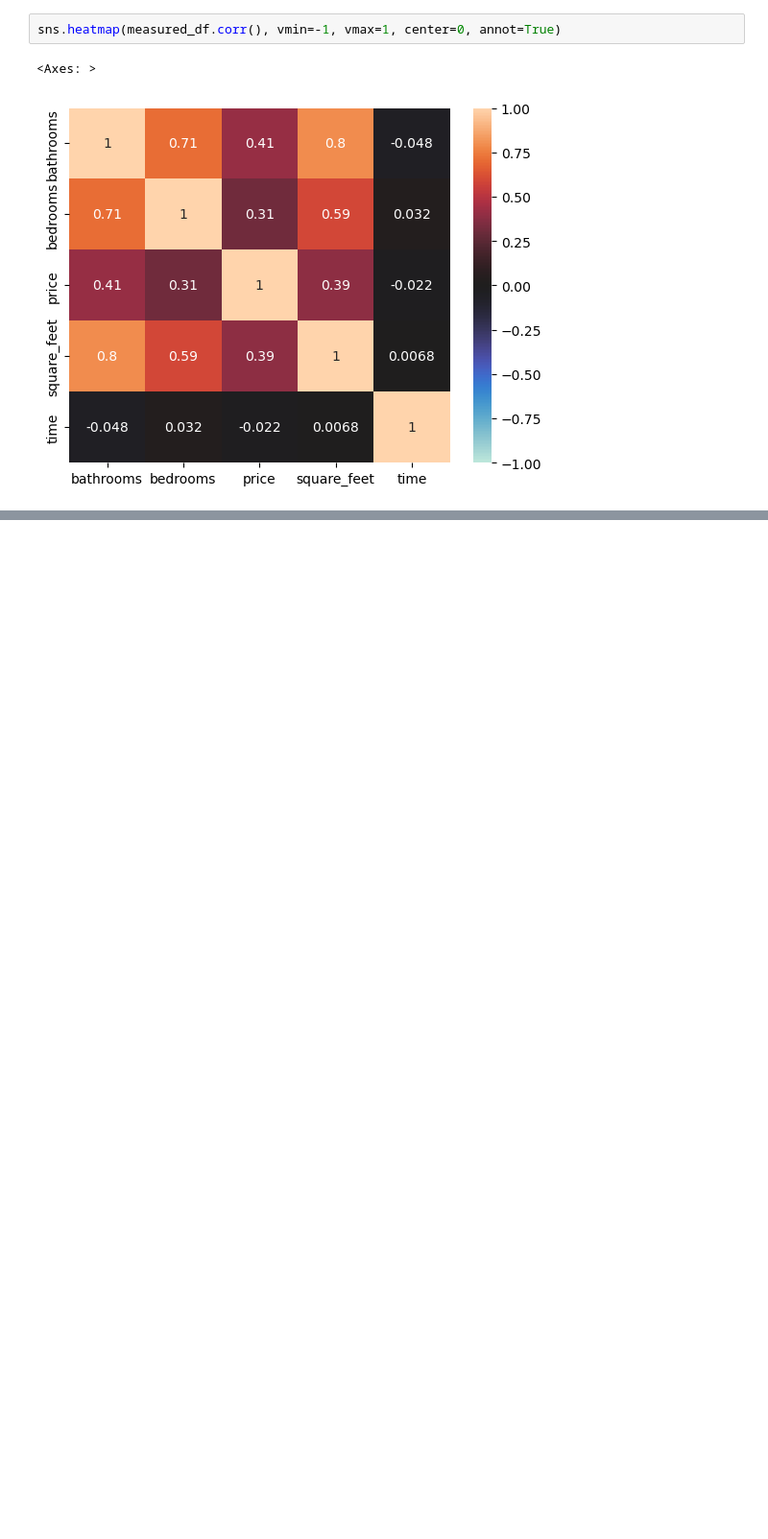
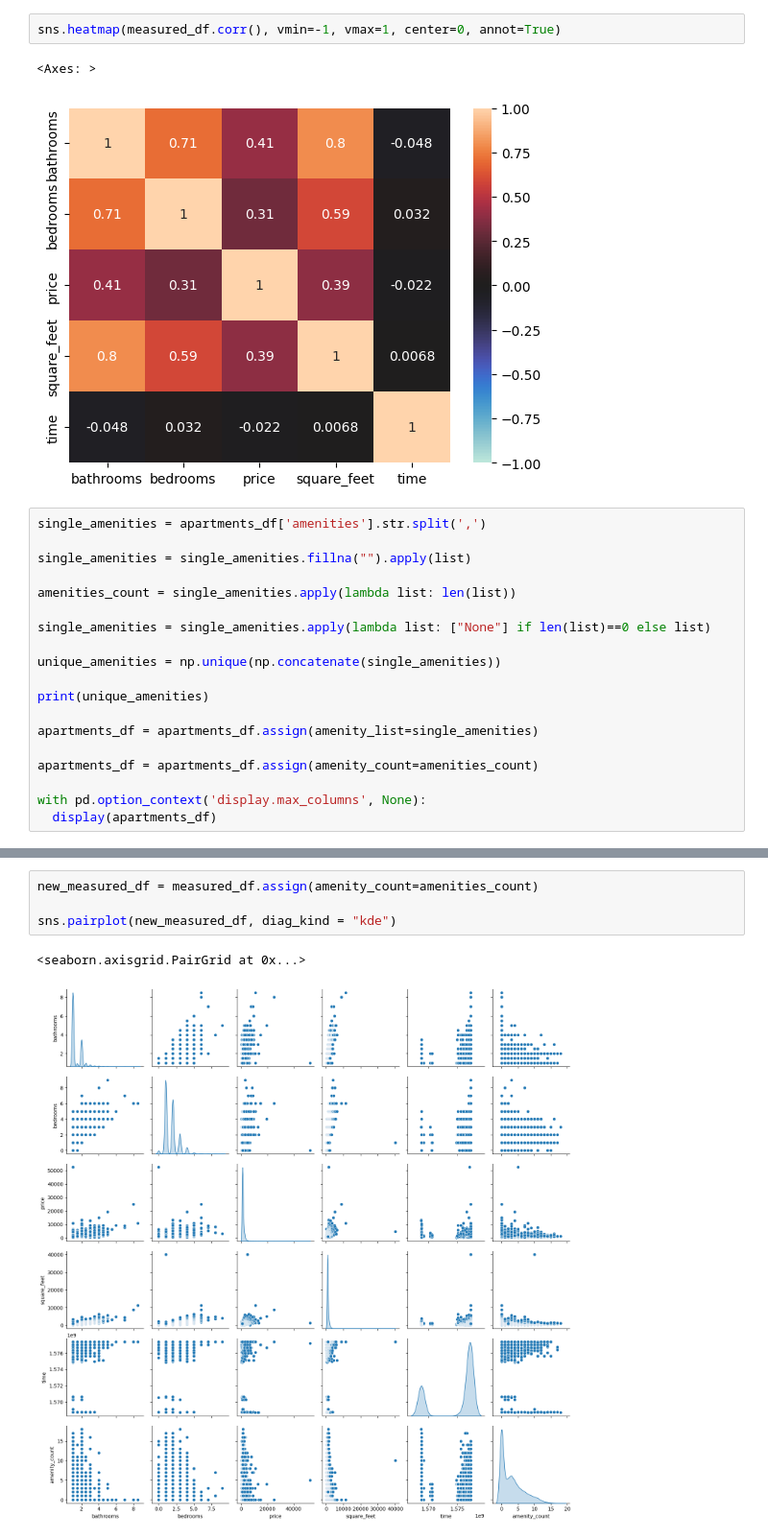
Before and after one commit to Daniel-Tran3/CSE_151A_Project, a Jupyter notebook: CSE151A_Group_Project.ipynb, the cells around one changed output, grey strips where cells are left out. Shown at 96% size. Saved outputs shown, nothing was run; the diff lists cells and outputs as text; blank space fills up the shorter version.

Commit message:
Added amenity processing and analysis

```diff
--- a/CSE151A_Group_Project.ipynb
+++ b/CSE151A_Group_Project.ipynb
@@ -144,3 +144,22 @@ sns.heatmap(measured_df.corr(), vmin=-1, vmax=1, center=0, annot=True)
 # %% [output]
 <Axes: >
 [figure]
+# %%
+single_amenities = apartments_df['amenities'].str.split(',')
+
+single_amenities = single_amenities.fillna("").apply(list)
+
+amenities_count = single_amenities.apply(lambda list: len(list))
+
+single_amenities = single_amenities.apply(lambda list: ["None"] if len(list)==0 else list)
+
+unique_amenities = np.unique(np.concatenate(single_amenities))
+
+print(unique_amenities)
+
+apartments_df = apartments_df.assign(amenity_list=single_amenities)
+
+apartments_df = apartments_df.assign(amenity_count=amenities_count)
+
+with pd.option_context('display.max_columns', None):
+  display(apartments_df)
@@ -146,0 +185,7 @@ sns.heatmap(measured_df.corr(), vmin=-1, vmax=1, center=0, annot=True)
+# %%
+new_measured_df = measured_df.assign(amenity_count=amenities_count)
+
+sns.pairplot(new_measured_df, diag_kind = "kde")
+# %% [output]
+<seaborn.axisgrid.PairGrid at 0x...>
+[figure, added]
```
Also changed, not shown: parts of 5 cells of this notebook.
